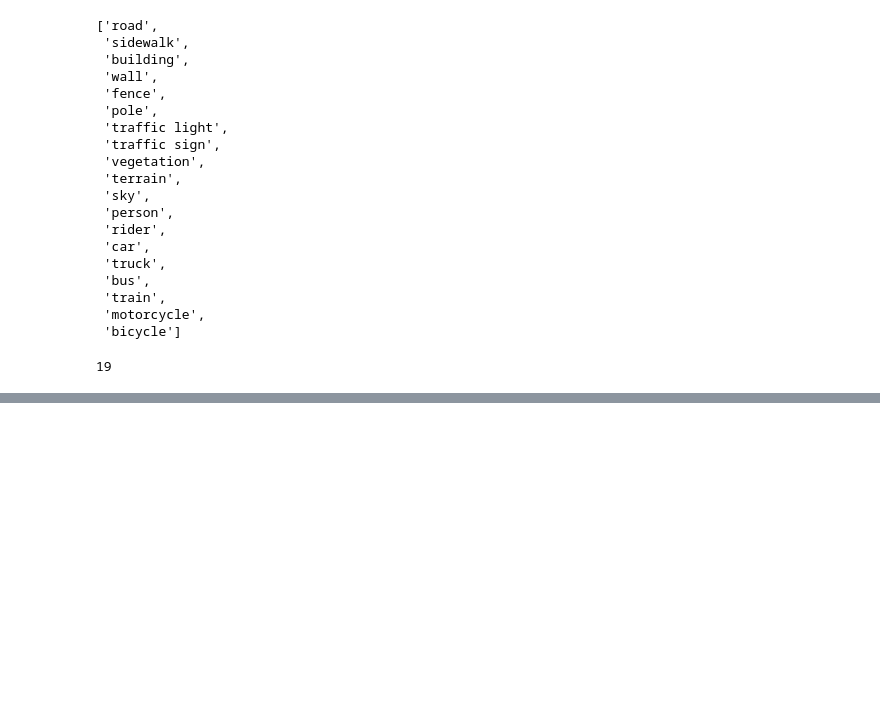
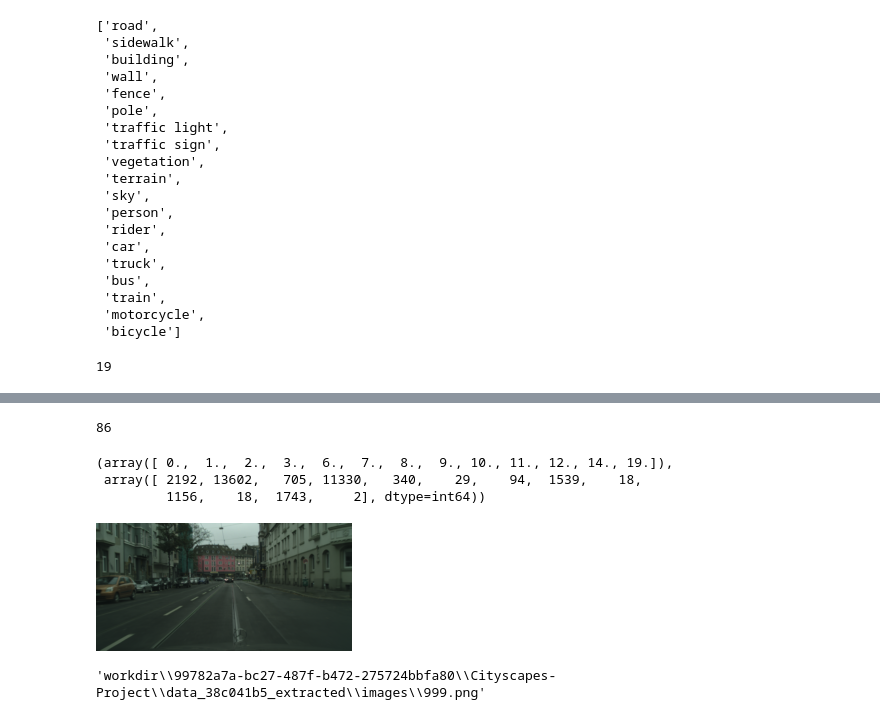
Before and after one commit to sarkarsachin57/ZELLA, a Jupyter notebook: backend/test.ipynb, the cells around one changed output, grey strips where cells are left out. Saved outputs shown, nothing was run; the diff lists cells and outputs as text; code cells hidden in the pictures; blank space fills up the shorter version.

```diff
--- a/backend/test.ipynb
+++ b/backend/test.ipynb
@@ -2269,0 +2310,13 @@ len(train_dataset.classes)
+# %%
+user_email = "sachin@gmail.com"
+user_data = mongodb['users'].find_one({'email' : user_email})
+user_id = user_data["_id"]
+
+data_name = "cityscapes-train"
+project_name = "Cityscapes-Project"
+
+project_info = mongodb["projects"].find_one({'user_id' : user_id, 'project_name' : project_name})
+project_type = project_info['project_type']
+
+data_meta = mongodb["datasets"].find_one({'user_id' : user_id, 'project_name' : project_name, "data_name" : data_name})
+data_path = data_meta['data_extracted_path']
@@ -2269,0 +2405,4 @@ len(train_dataset.classes)
+# %%
+class_distribution_score(np.array([image_class_dist[key] for key in image_class_dist]))
+# %% [output]
+86
@@ -2269,0 +2411,18 @@ len(train_dataset.classes)
+# %%
+np.unique(segmap, return_counts=True)
+# %% [output]
+(array([ 0.,  1.,  2.,  3.,  6.,  7.,  8.,  9., 10., 11., 12., 14., 19.]),
+ array([ 2192, 13602,   705, 11330,   340,    29,    94,  1539,    18,
+         1156,    18,  1743,     2], dtype=int64))
+# %%
+image_dir = os.path.join(data_path, "images")
+for image_file in tqdm(os.listdir(image_dir)):
+    image_path = os.path.join(image_dir, image_file)
+# %%
+Image.open(image_path)
+# %% [output]
+[figure, added]
+# %%
+image_path
+# %% [output]
+'workdir\\99782a7a-bc27-487f-b472-275724bbfa80\\Cityscapes-Project\\data_38c041b5_extracted\\images\\999.png'
```
Also changed, not shown: parts of 12 cells of this notebook, 1 other file.
